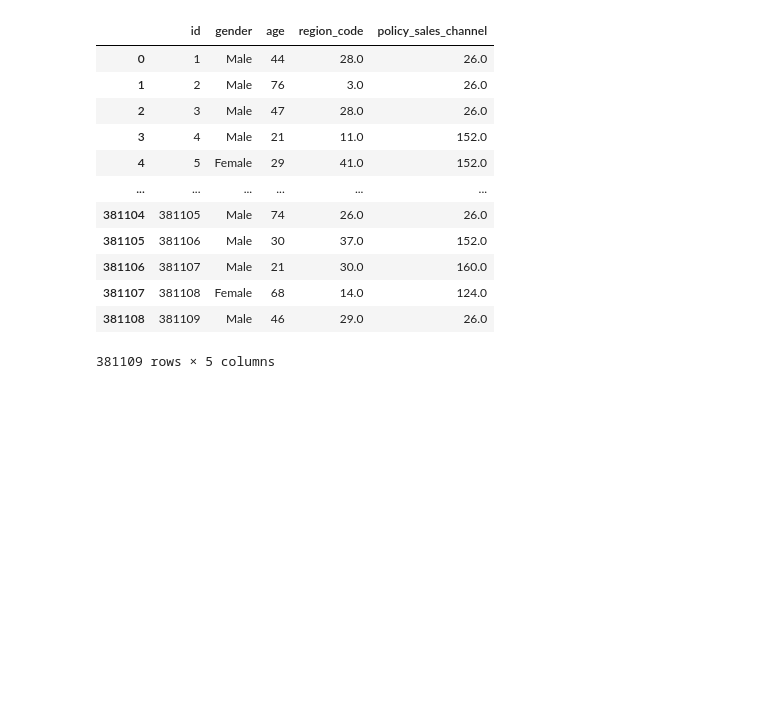
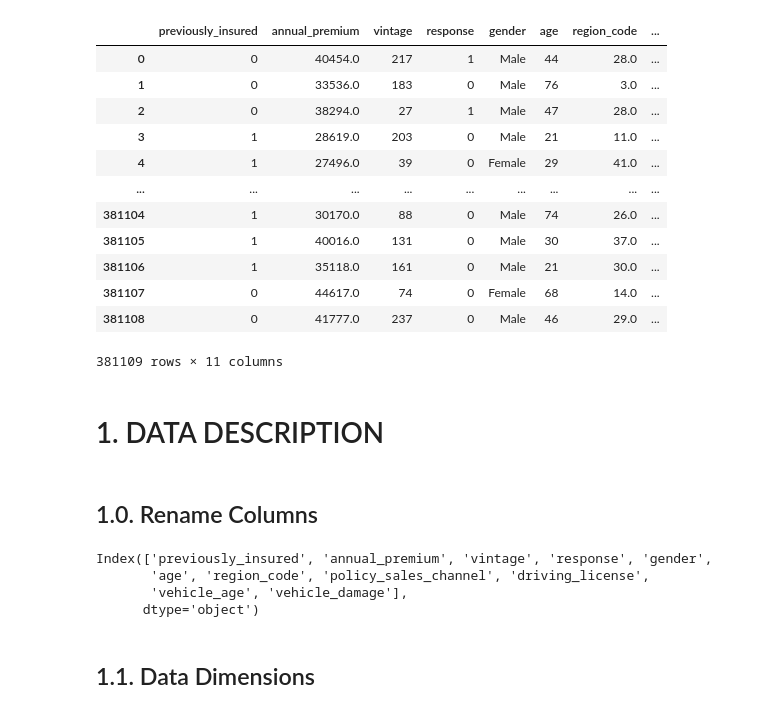
Before and after one commit to gdelimacarvalho/insurance_project, a Jupyter notebook: insurance_project.ipynb, the cells around one changed output. Cells and saved outputs as stored; diff of their text form; code cells hidden in the pictures; blank space fills up the shorter version.

```diff
--- a/insurance_project.ipynb
+++ b/insurance_project.ipynb
@@ -16,6 +34,10 @@ query = """
+# %%
+query = """
+        select * from pa004.insurance i inner join pa004.users u on i.id = u.id
+                                  inner join pa004.vehicle v on v.id = u.id order by i.id ASC
+"""
 # %%
 string_connect = 'postgresql://' + username + ':' + pwd + '@' + host + ':' + str(port) + '/' + database
 engine = sa.create_engine(string_connect)
 conn1 = engine.connect()
-df = pd.read_sql(query, conn1)
-df.head()
+df_raw = pd.read_sql(query, conn1)
@@ -29,16 +43,0 @@ df.head()
-# %%
-df
-# %% [output]
-|  | id | gender | age | region_code | policy_sales_channel |
-| 0 | 1 | Male | 44 | 28.0 | 26.0 |
-| 1 | 2 | Male | 76 | 3.0 | 26.0 |
-| 2 | 3 | Male | 47 | 28.0 | 26.0 |
-| 3 | 4 | Male | 21 | 11.0 | 152.0 |
-| 4 | 5 | Female | 29 | 41.0 | 152.0 |
-| ... | ... | ... | ... | ... | ... |
-| 381104 | 381105 | Male | 74 | 26.0 | 26.0 |
-| 381105 | 381106 | Male | 30 | 37.0 | 152.0 |
-| 381106 | 381107 | Male | 21 | 30.0 | 160.0 |
-| 381107 | 381108 | Female | 68 | 14.0 | 124.0 |
-| 381108 | 381109 | Male | 46 | 29.0 | 26.0 |
-381109 rows × 5 columns
@@ -44,0 +46,18 @@ df
+# %%
+df_raw
+# %% [output]
+|  | previously_insured | annual_premium | vintage | response | gender | age | region_code | ... |
+| 0 | 0 | 40454.0 | 217 | 1 | Male | 44 | 28.0 | ... |
+| 1 | 0 | 33536.0 | 183 | 0 | Male | 76 | 3.0 | ... |
+| 2 | 0 | 38294.0 | 27 | 1 | Male | 47 | 28.0 | ... |
+| 3 | 1 | 28619.0 | 203 | 0 | Male | 21 | 11.0 | ... |
+| 4 | 1 | 27496.0 | 39 | 0 | Female | 29 | 41.0 | ... |
+| ... | ... | ... | ... | ... | ... | ... | ... | ... |
+| 381104 | 1 | 30170.0 | 88 | 0 | Male | 74 | 26.0 | ... |
+| 381105 | 1 | 40016.0 | 131 | 0 | Male | 30 | 37.0 | ... |
+| 381106 | 1 | 35118.0 | 161 | 0 | Male | 21 | 30.0 | ... |
+| 381107 | 0 | 44617.0 | 74 | 0 | Female | 68 | 14.0 | ... |
+| 381108 | 0 | 41777.0 | 237 | 0 | Male | 46 | 29.0 | ... |
+381109 rows × 11 columns
+# %% [markdown]
+# 1. DATA DESCRIPTION
@@ -44,0 +66,11 @@ df
+# %% [markdown]
+## 1.0. Rename Columns
+# %%
+df1.columns
+# %% [output]
+Index(['previously_insured', 'annual_premium', 'vintage', 'response', 'gender',
+       'age', 'region_code', 'policy_sales_channel', 'driving_license',
+       'vehicle_age', 'vehicle_damage'],
+      dtype='object')
+# %% [markdown]
+## 1.1. Data Dimensions
```
Also changed, not shown: parts of 36 cells of this notebook.
